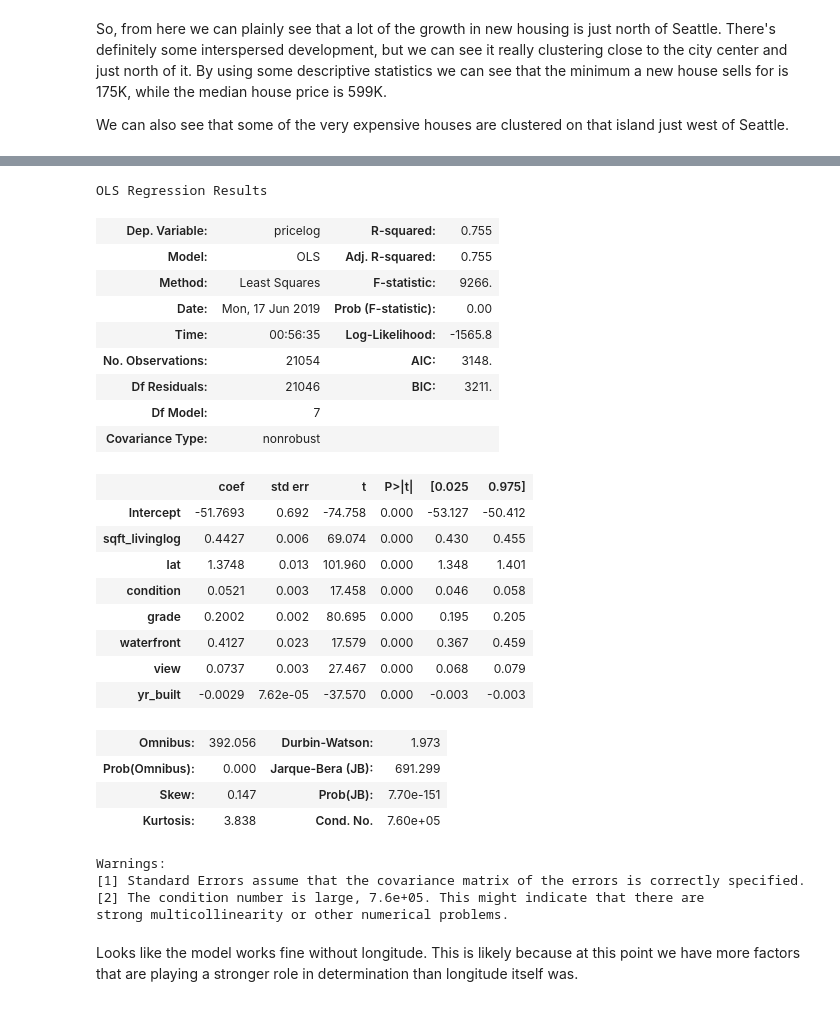
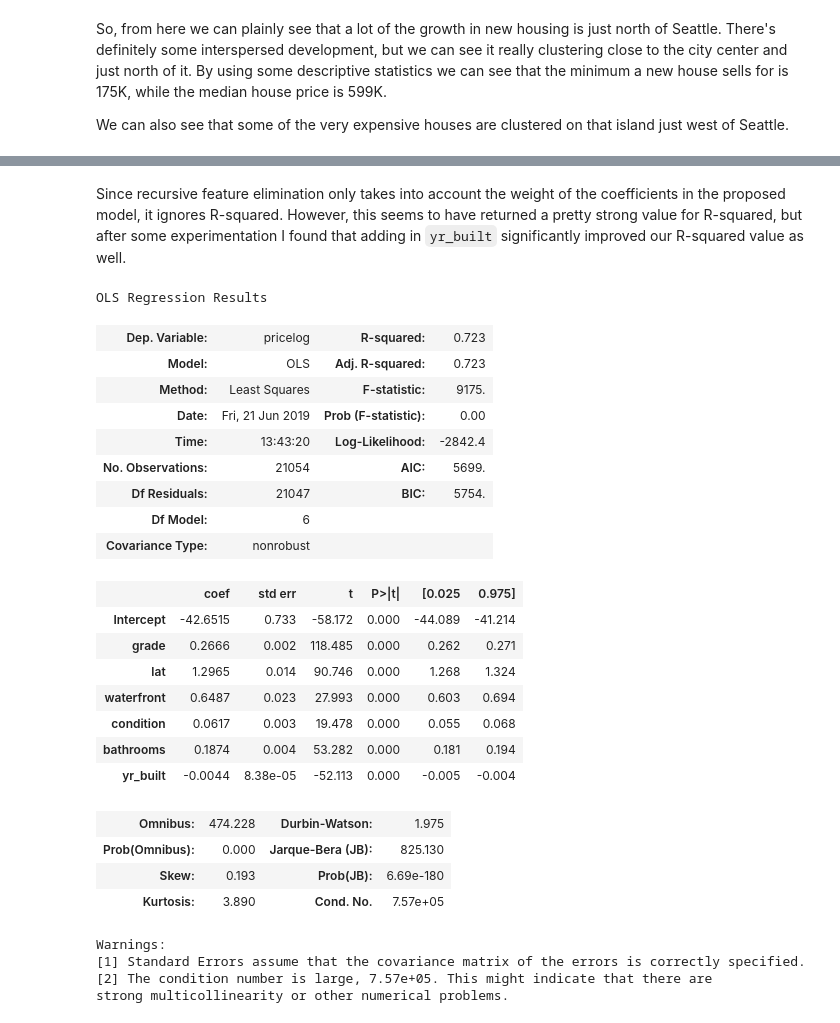
Before and after one commit to CjMullins87/M01-Project, a Jupyter notebook: EDA.ipynb, the cells around one changed output, grey strips where cells are left out. Drawn from its saved outputs; the diff is of its cells as text; code cells hidden in the pictures.

Commit message:
More modelling progress

```diff
--- a/EDA.ipynb
+++ b/EDA.ipynb
@@ -379,33 +479,32 @@ We can also see that some of the very expensive houses are clustered on that isl
+# %% [markdown]
+Since recursive feature elimination only takes into account the weight of the coefficients in the proposed model, it ignores R-squared. However, this seems to have returned a pretty strong value for R-squared, but after some experimentation I found that adding in `yr_built` significantly improved our R-squared value as well.
 # %%
-model5 = ols(formula = 'pricelog ~ sqft_livinglog + lat + condition + grade + waterfront + view + yr_built', data=df).fit()
-model5.summary()
+model = ols(formula = 'pricelog ~ grade + lat + waterfront + condition + bathrooms + yr_built', data=df).fit()
+model.summary()
 # %% [output]
 OLS Regression Results
-| Dep. Variable: | pricelog | R-squared: | 0.755 |
-| Model: | OLS | Adj. R-squared: | 0.755 |
-| Method: | Least Squares | F-statistic: | 9266. |
-| Date: | Mon, 17 Jun 2019 | Prob (F-statistic): | 0.00 |
-| Time: | 00:56:35 | Log-Likelihood: | -1565.8 |
-| No. Observations: | 21054 | AIC: | 3148. |
-| Df Residuals: | 21046 | BIC: | 3211. |
-| Df Model: | 7 |  |  |
+| Dep. Variable: | pricelog | R-squared: | 0.723 |
+| Model: | OLS | Adj. R-squared: | 0.723 |
+| Method: | Least Squares | F-statistic: | 9175. |
+| Date: | Fri, 21 Jun 2019 | Prob (F-statistic): | 0.00 |
+| Time: | 13:43:20 | Log-Likelihood: | -2842.4 |
+| No. Observations: | 21054 | AIC: | 5699. |
+| Df Residuals: | 21047 | BIC: | 5754. |
+| Df Model: | 6 |  |  |
 | Covariance Type: | nonrobust |  |  |
 |  | coef | std err | t | P>|t| | [0.025 | 0.975] |
-| Intercept | -51.7693 | 0.692 | -74.758 | 0.000 | -53.127 | -50.412 |
-| sqft_livinglog | 0.4427 | 0.006 | 69.074 | 0.000 | 0.430 | 0.455 |
-| lat | 1.3748 | 0.013 | 101.960 | 0.000 | 1.348 | 1.401 |
-| condition | 0.0521 | 0.003 | 17.458 | 0.000 | 0.046 | 0.058 |
-| grade | 0.2002 | 0.002 | 80.695 | 0.000 | 0.195 | 0.205 |
-| waterfront | 0.4127 | 0.023 | 17.579 | 0.000 | 0.367 | 0.459 |
-| view | 0.0737 | 0.003 | 27.467 | 0.000 | 0.068 | 0.079 |
-| yr_built | -0.0029 | 7.62e-05 | -37.570 | 0.000 | -0.003 | -0.003 |
+| Intercept | -42.6515 | 0.733 | -58.172 | 0.000 | -44.089 | -41.214 |
+| grade | 0.2666 | 0.002 | 118.485 | 0.000 | 0.262 | 0.271 |
+| lat | 1.2965 | 0.014 | 90.746 | 0.000 | 1.268 | 1.324 |
+| waterfront | 0.6487 | 0.023 | 27.993 | 0.000 | 0.603 | 0.694 |
+| condition | 0.0617 | 0.003 | 19.478 | 0.000 | 0.055 | 0.068 |
+| bathrooms | 0.1874 | 0.004 | 53.282 | 0.000 | 0.181 | 0.194 |
+| yr_built | -0.0044 | 8.38e-05 | -52.113 | 0.000 | -0.005 | -0.004 |
-| Omnibus: | 392.056 | Durbin-Watson: | 1.973 |
-| Prob(Omnibus): | 0.000 | Jarque-Bera (JB): | 691.299 |
-| Skew: | 0.147 | Prob(JB): | 7.70e-151 |
-| Kurtosis: | 3.838 | Cond. No. | 7.60e+05 |
+| Omnibus: | 474.228 | Durbin-Watson: | 1.975 |
+| Prob(Omnibus): | 0.000 | Jarque-Bera (JB): | 825.130 |
+| Skew: | 0.193 | Prob(JB): | 6.69e-180 |
+| Kurtosis: | 3.890 | Cond. No. | 7.57e+05 |
 Warnings:
 [1] Standard Errors assume that the covariance matrix of the errors is correctly specified.
-[2] The condition number is large, 7.6e+05. This might indicate that there are
+[2] The condition number is large, 7.57e+05. This might indicate that there are
 strong multicollinearity or other numerical problems.
-# %% [markdown]
-Looks like the model works fine without longitude. This is likely because at this point we have more factors that are playing a stronger role in determination than longitude itself was.
```
Also changed, not shown: parts of 38 cells of this notebook.
